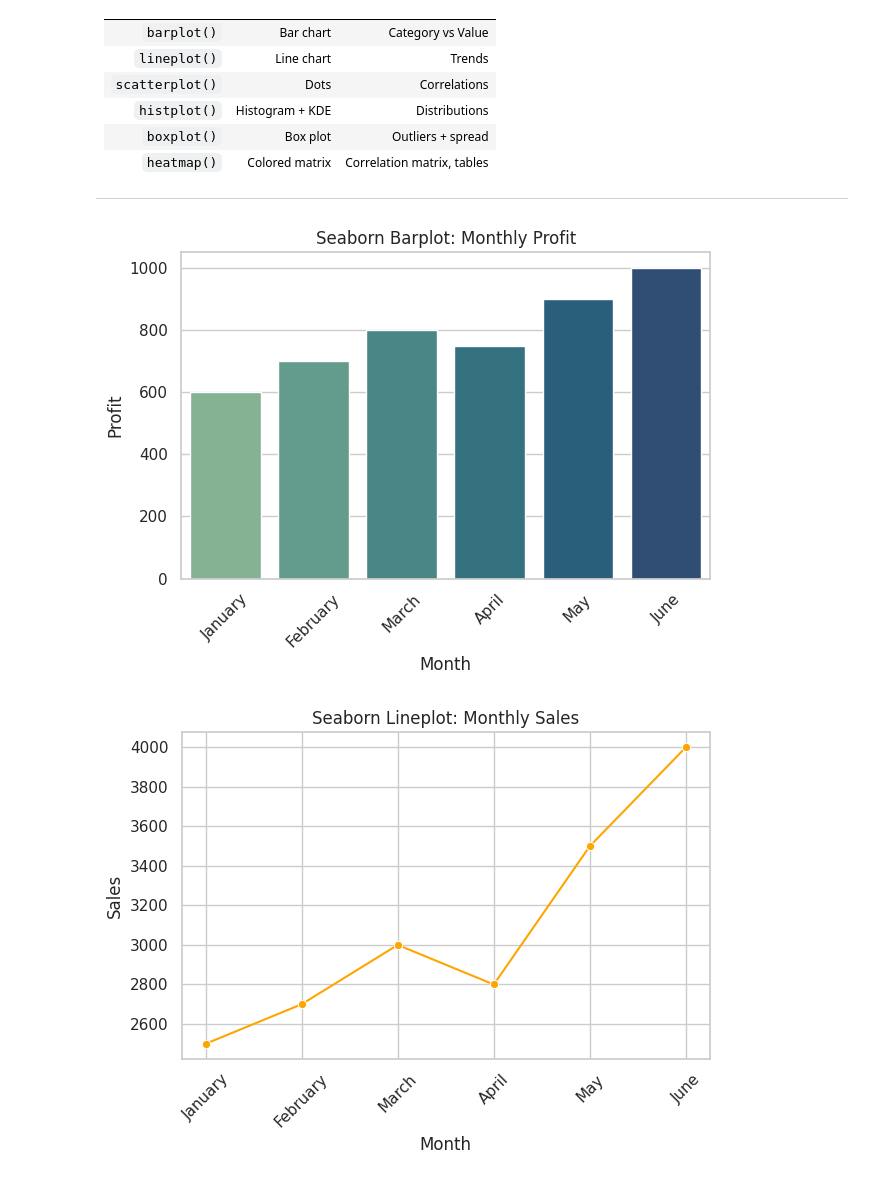
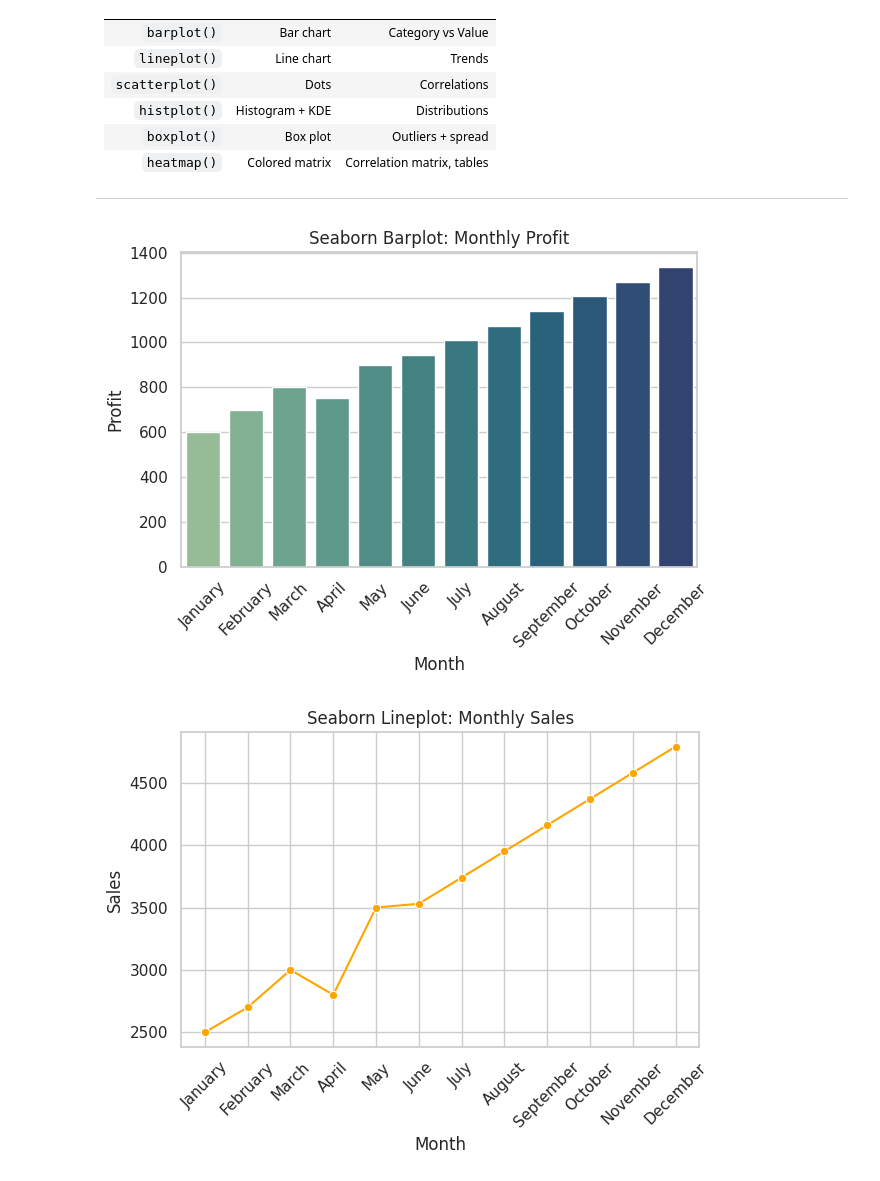
Before and after one commit to lovnishverma/Python-Getting-Started, a Jupyter notebook: Matplotlib_Seaborn.ipynb, the cells around one changed output. Cells and saved outputs as stored; diff of their text form; code cells hidden in the pictures.

```diff
--- a/Matplotlib_Seaborn.ipynb
+++ b/Matplotlib_Seaborn.ipynb
@@ -282,7 +282,7 @@ import seaborn as sns
 import matplotlib.pyplot as plt
 
 # Load data
-df = pd.read_csv("https://raw.githubusercontent.com/lovnishverma/datasets/refs/heads/main/data.csv")
+df = pd.read_csv("https://raw.githubusercontent.com/lovnishverma/datasets/refs/heads/main/matplotlibcsv.csv")
 
 # Set Seaborn theme
 sns.set_theme(style="whitegrid")
@@ -292,32 +292,32 @@ sns.barplot(x="Month", y="Profit", hue="Month", data=df, palette="crest", legend
 plt.title("Seaborn Barplot: Monthly Profit")
 plt.xticks(rotation=45)
 plt.tight_layout()
 plt.show()
 
 # Line Plot: Sales Trend
 sns.lineplot(x="Month", y="Sales", data=df, marker="o", color="orange")
 plt.title("Seaborn Lineplot: Monthly Sales")
 plt.xticks(rotation=45)
 plt.tight_layout()
 plt.show()
 
 # Scatter Plot: Sales vs Profit
 sns.scatterplot(x="Sales", y="Profit", data=df, s=100, color="red")
 plt.title("Seaborn Scatterplot: Sales vs Profit")
 plt.tight_layout()
 plt.show()
 
 # Histogram: Distribution of Units Sold
 sns.histplot(df["Units_Sold"], bins=5, kde=True, color="purple")
 plt.title("Seaborn Histogram: Units Sold")
 plt.tight_layout()
 plt.show()
 
 # Box Plot: Profit distribution
 sns.boxplot(y="Profit", data=df, color="skyblue")
 plt.title("Seaborn Boxplot: Profit")
 plt.tight_layout()
 plt.show()
 # %% [output]
-[figure, old version]
+[figure, new version]
-[figure, old version]
+[figure, new version]
```
Also changed, not shown: parts of 9 cells of this notebook.
